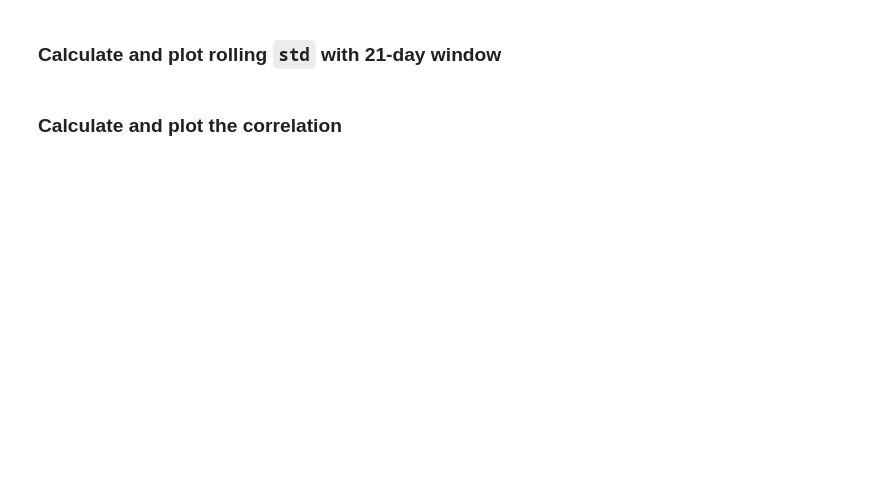
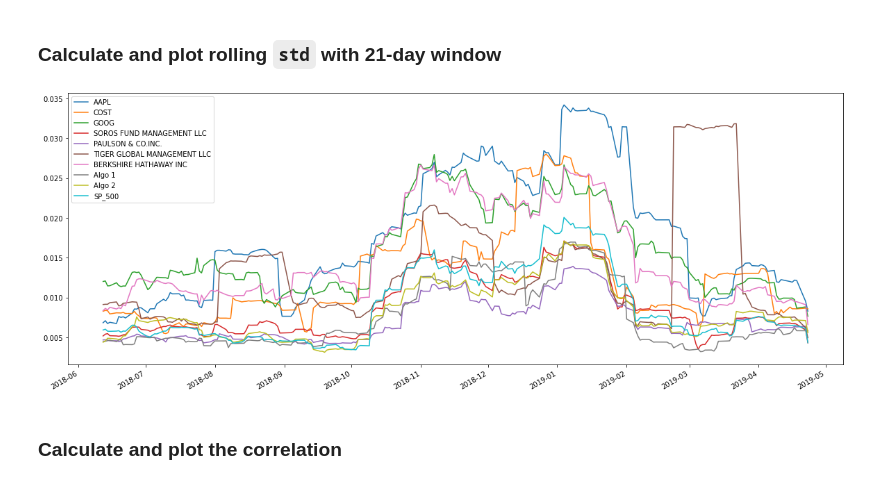
Before and after one commit to lrb924/Portfolio_Performance, a Jupyter notebook: whale_analysis.ipynb, the cells around one changed output. Saved outputs shown, nothing was run; the diff lists cells and outputs as text; code cells hidden in the pictures; blank space fills up the shorter version.

```diff
--- a/whale_analysis.ipynb
+++ b/whale_analysis.ipynb
@@ -407,5 +574,7 @@ weights = [1/3, 1/3, 1/3]
 ## Join your portfolio returns to the DataFrame that contains all of the portfolio returns
 # %%
 # Join your returns DataFrame to the original returns DataFrame
+combined_returns_df = pd.concat([myportfolio_daily_returns_df, whale_algo_sp500_returns_df], axis = 1, join="inner")
 # %%
 # Only compare dates where return data exists for all the stocks (drop NaNs)
+combined_returns_df.dropna(inplace = True)
@@ -419,8 +617,11 @@ weights = [1/3, 1/3, 1/3]
 ### Calculate and plot rolling `std` with 21-day window
 # %%
 # Calculate rolling standard deviation
-
+combined_returns_df.rolling(window = 21).std()
 # Plot rolling standard deviation
+combined_returns_df.rolling(window = 21).std().plot(figsize=(20,8));
+# %% [output]
+[figure, added]
 # %% [markdown]
 ### Calculate and plot the correlation
 # %%
```
Also changed, not shown: parts of 37 cells of this notebook, 2 other files.
